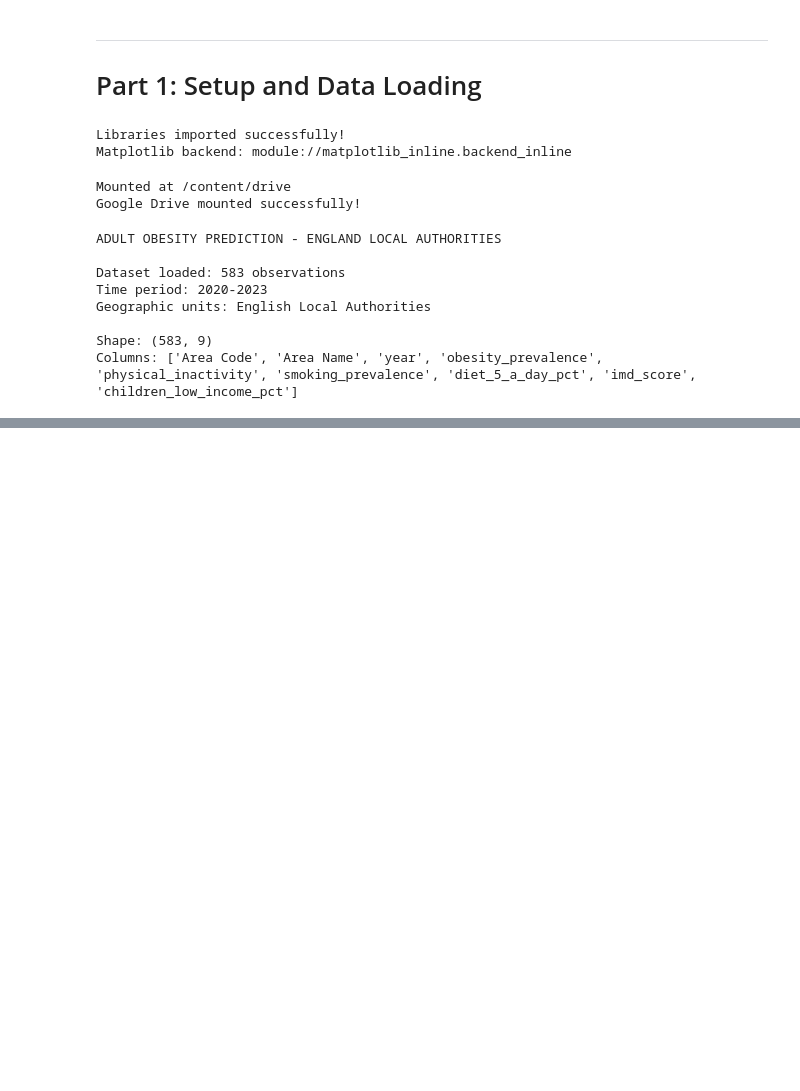
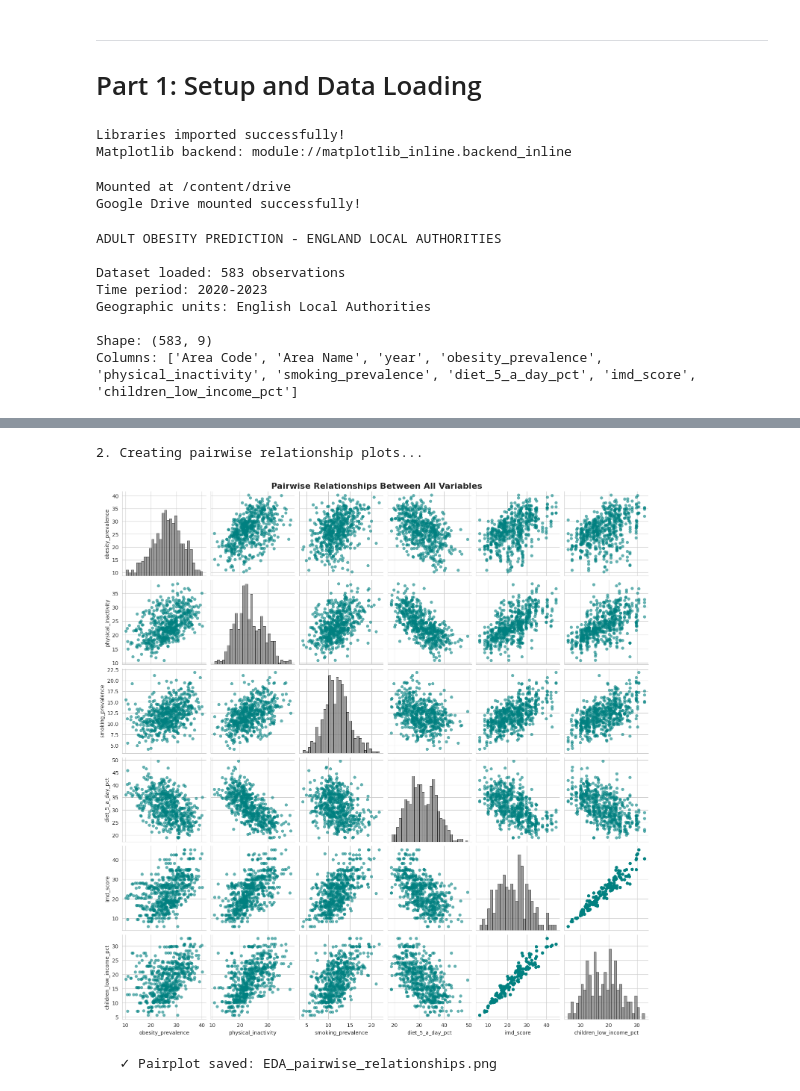
Before and after one commit to gabriel2lucky1990/adult-obesity-risk-modelling-england, a Jupyter notebook: Predicting_Obesity_From_Health_Behaviors_in_England.ipynb, the cells around one changed output, grey strips where cells are left out. Saved outputs shown, nothing was run; the diff lists cells and outputs as text; code cells hidden in the pictures; blank space fills up the shorter version.

```diff
--- a/Predicting_Obesity_From_Health_Behaviors_in_England.ipynb
+++ b/Predicting_Obesity_From_Health_Behaviors_in_England.ipynb
@@ -141,0 +204,26 @@ Number of unique Local Authorities: 147
+# %%
+# Pairwise Relationships - Scatter plot matrix
+
+print("\n2. Creating pairwise relationship plots...")
+
+# Select variables for pairplot
+plot_vars = ['obesity_prevalence', 'physical_inactivity', 'smoking_prevalence',
+             'diet_5_a_day_pct', 'imd_score', 'children_low_income_pct']
+
+# Create pairplot
+pairplot = sns.pairplot(df[plot_vars],
+                        diag_kind='hist',
+                        plot_kws={'alpha': 0.6, 'edgecolor': 'none' , 'color': 'teal'},
+                        diag_kws={'bins': 30, 'edgecolor': 'black' , 'color': '#7a7a7a'})
+
+pairplot.fig.suptitle('Pairwise Relationships Between All Variables',
+                      y=1.001, fontsize=16, fontweight='bold')
+
+plt.savefig('/content/drive/MyDrive/EDA_pairwise_relationships.png', dpi=300, bbox_inches='tight')
+plt.show()
+
+print("   ✓ Pairplot saved: EDA_pairwise_relationships.png")
+# %% [output]
+2. Creating pairwise relationship plots...
+[figure, added]
+   ✓ Pairplot saved: EDA_pairwise_relationships.png
```
Also changed, not shown: parts of 6 cells of this notebook.
